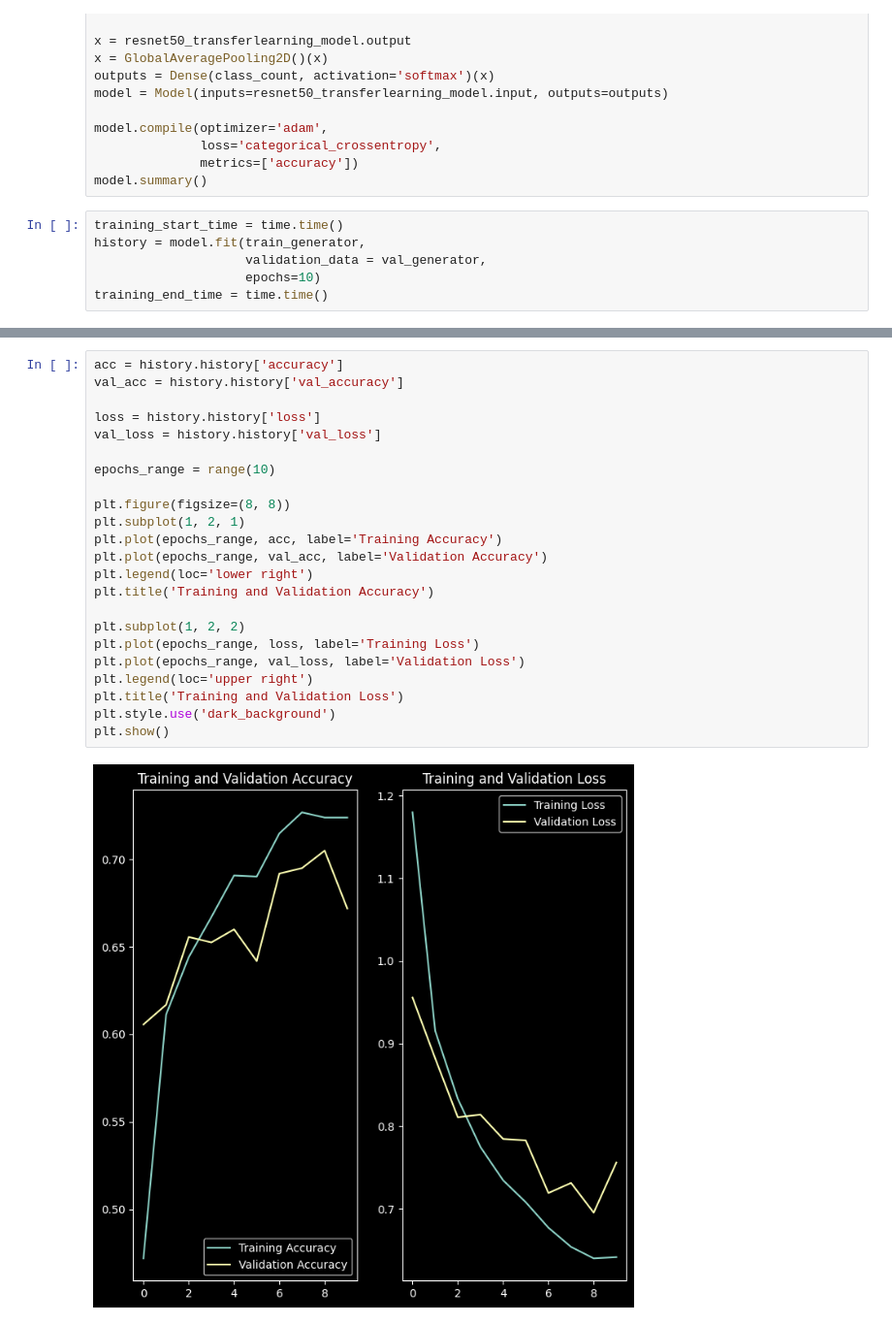
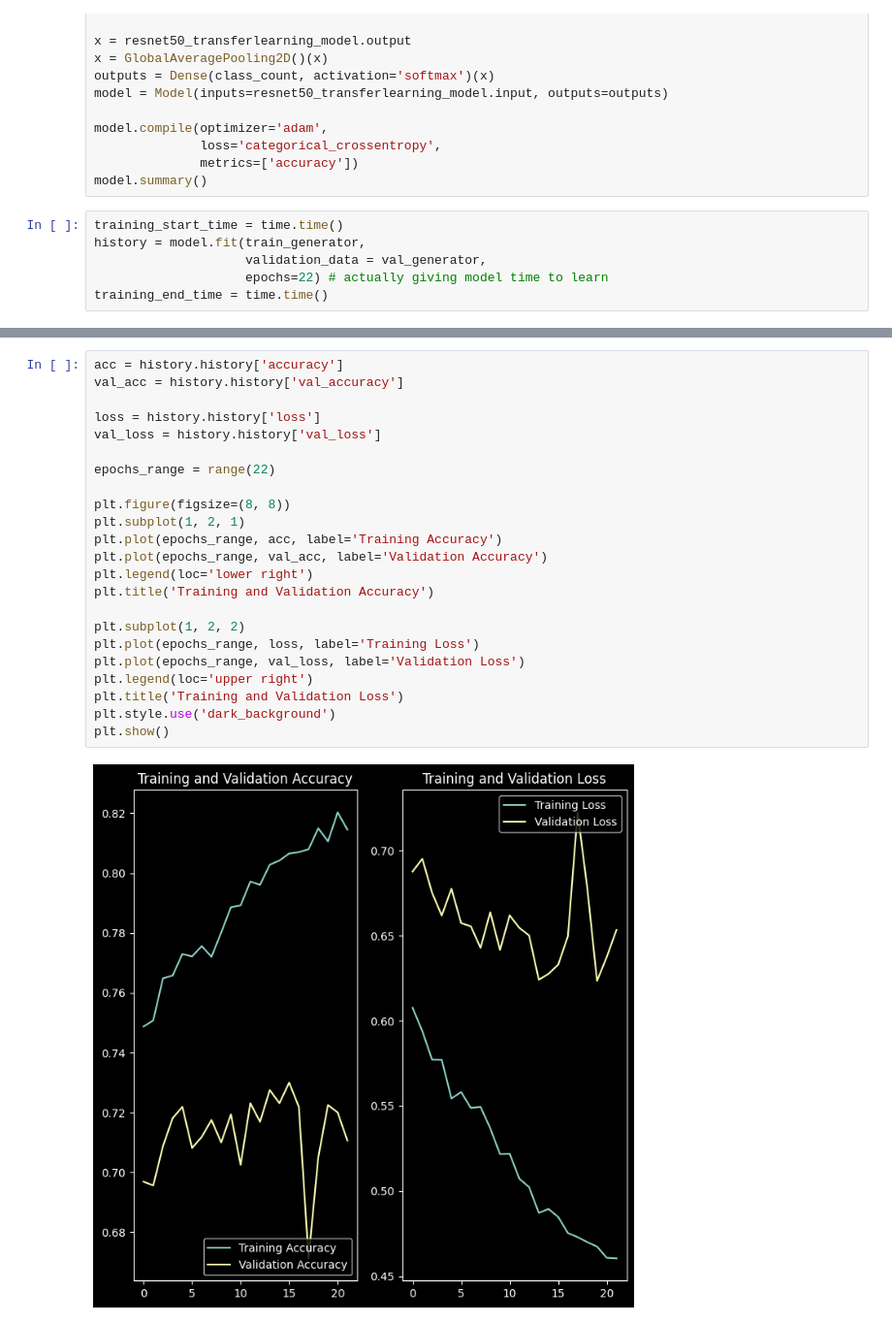
Before and after one commit to werixx1/CNN-Alzheimer-MRI-Classification, a Jupyter notebook: notebooks/AlzheimerDetectionModel.ipynb, the cells around one changed output, grey strips where cells are left out. Shown: that part at 97% size. Saved outputs shown, nothing was run; the diff lists cells and outputs as text.

Commit message:
more epochs slightly better accuracy:)

```diff
--- a/notebooks/AlzheimerDetectionModel.ipynb
+++ b/notebooks/AlzheimerDetectionModel.ipynb
@@ -420,6 +422,6 @@ model.summary()
 training_start_time = time.time()
 history = model.fit(train_generator,
                     validation_data = val_generator,
-                    epochs=10)
+                    epochs=22) # actually giving model time to learn
 training_end_time = time.time()
 # %% [output]
@@ -457,25 +456,25 @@ Training took 4.05 minutes
 # %%
 acc = history.history['accuracy']
 val_acc = history.history['val_accuracy']
 
 loss = history.history['loss']
 val_loss = history.history['val_loss']
 
-epochs_range = range(10)
+epochs_range = range(22)
 
 plt.figure(figsize=(8, 8))
 plt.subplot(1, 2, 1)
 plt.plot(epochs_range, acc, label='Training Accuracy')
 plt.plot(epochs_range, val_acc, label='Validation Accuracy')
 plt.legend(loc='lower right')
 plt.title('Training and Validation Accuracy')
 
 plt.subplot(1, 2, 2)
 plt.plot(epochs_range, loss, label='Training Loss')
 plt.plot(epochs_range, val_loss, label='Validation Loss')
 plt.legend(loc='upper right')
 plt.title('Training and Validation Loss')
 plt.style.use('dark_background')
 plt.show()
 # %% [output]
-[figure, old version]
+[figure, new version]
```
Also changed, not shown: parts of 3 cells of this notebook.
